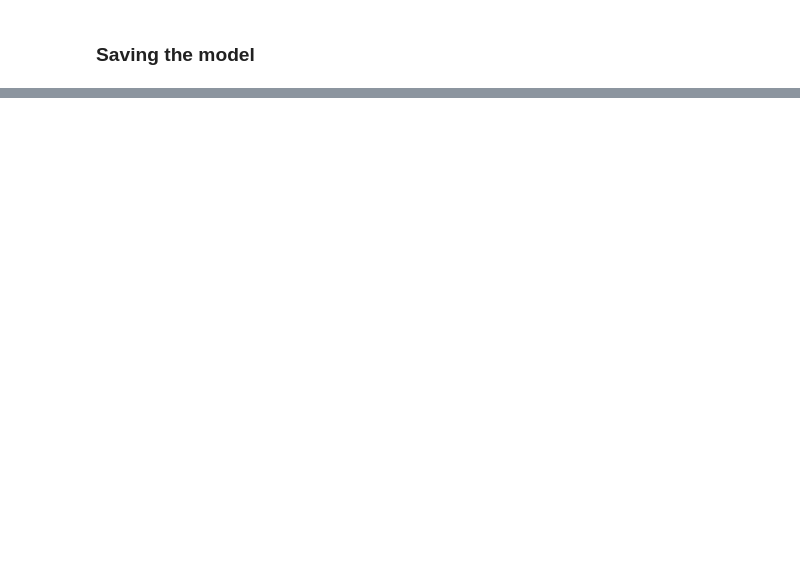
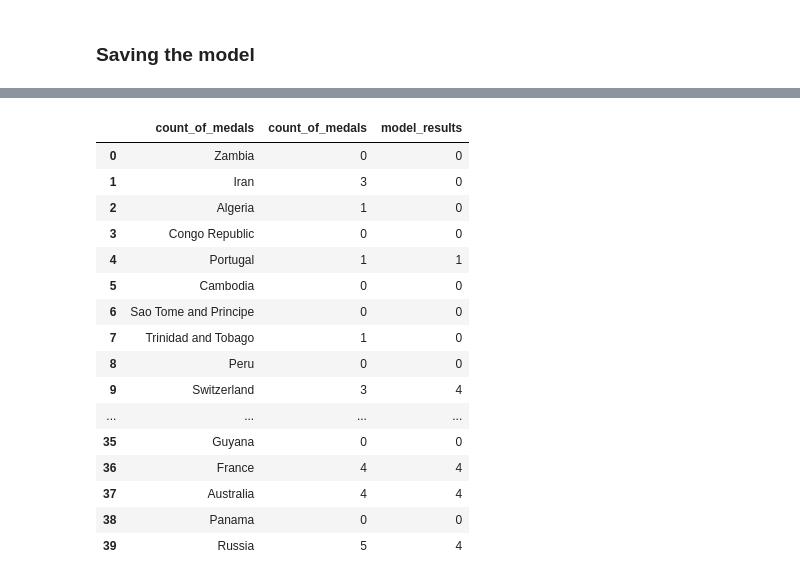
Before and after one commit to lubib/Group_3_final_project, a Jupyter notebook: model_optimization/neural_network_model_optimization-attempt2.ipynb, the cells around one changed output, grey strips where cells are left out. Drawn from its saved outputs; the diff is of its cells as text; code cells hidden in the pictures; blank space fills up the shorter version.

```diff
--- a/model_optimization/neural_network_model_optimization-attempt2.ipynb
+++ b/model_optimization/neural_network_model_optimization-attempt2.ipynb
@@ -334,0 +314,3 @@ results_df
+# %%
+# Replicating training and testing dataset split but with country names
+X_train, X_test, y_train_countries, y_test_countries = train_test_split(X, new_df.index.values, test_size=0.25, random_state=15)
@@ -334,0 +329,26 @@ results_df
+# %%
+# Creating DF of model result countries
+results_df = pd.DataFrame(y_test_countries)
+results_df['count_of_medals'] = y_test_values
+results_df['model_results'] = nn.predict_classes(X_test_scaled)
+results_df = results_df.rename(columns={results_df.columns[0]: "count_of_medals"})
+
+results_df
+# %% [output]
+|  | count_of_medals | count_of_medals | model_results |
+| 0 | Zambia | 0 | 0 |
+| 1 | Iran | 3 | 0 |
+| 2 | Algeria | 1 | 0 |
+| 3 | Congo Republic | 0 | 0 |
+| 4 | Portugal | 1 | 1 |
+| 5 | Cambodia | 0 | 0 |
+| 6 | Sao Tome and Principe | 0 | 0 |
+| 7 | Trinidad and Tobago | 1 | 0 |
+| 8 | Peru | 0 | 0 |
+| 9 | Switzerland | 3 | 4 |
+| ... | ... | ... | ... |
+| 35 | Guyana | 0 | 0 |
+| 36 | France | 4 | 4 |
+| 37 | Australia | 4 | 4 |
+| 38 | Panama | 0 | 0 |
+| 39 | Russia | 5 | 4 |
```
Also changed, not shown: parts of 9 cells of this notebook, 4 other files.
